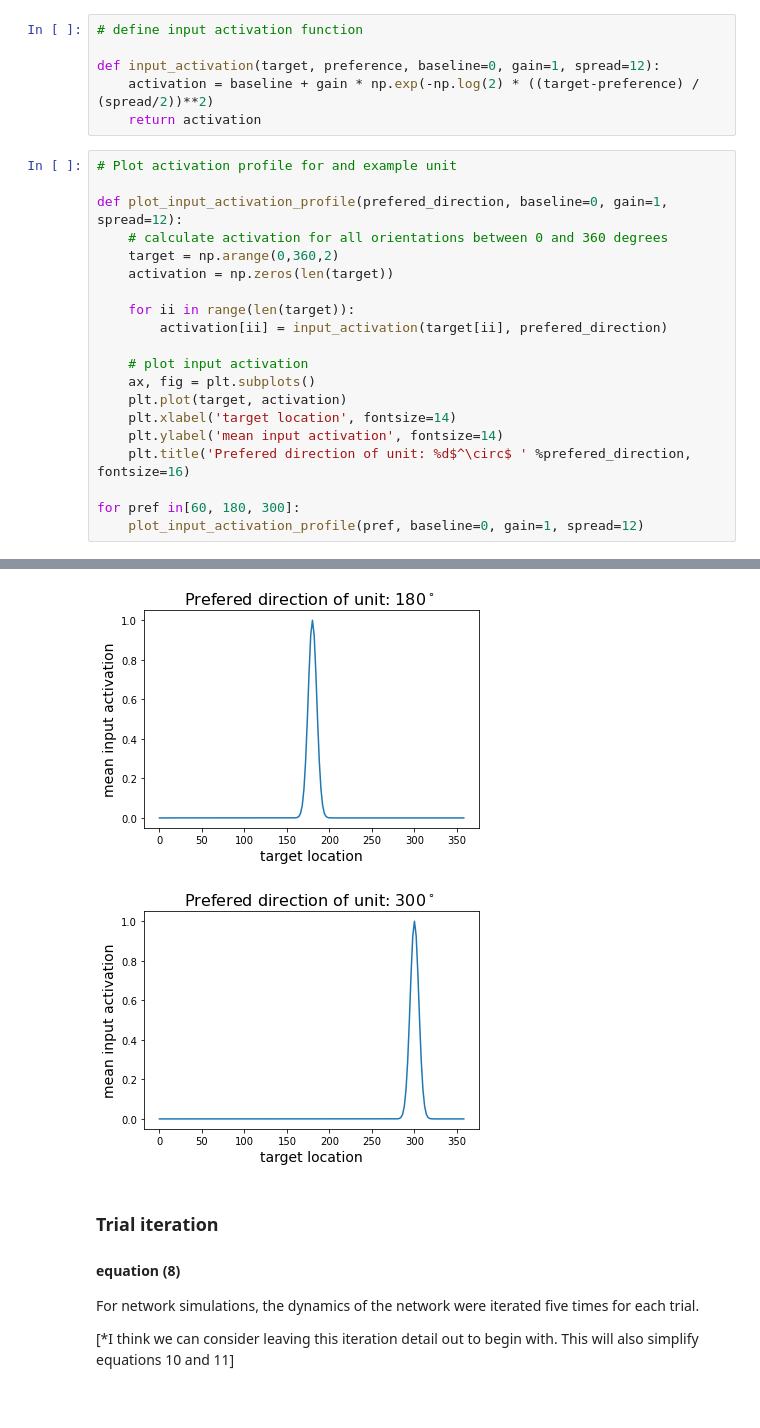
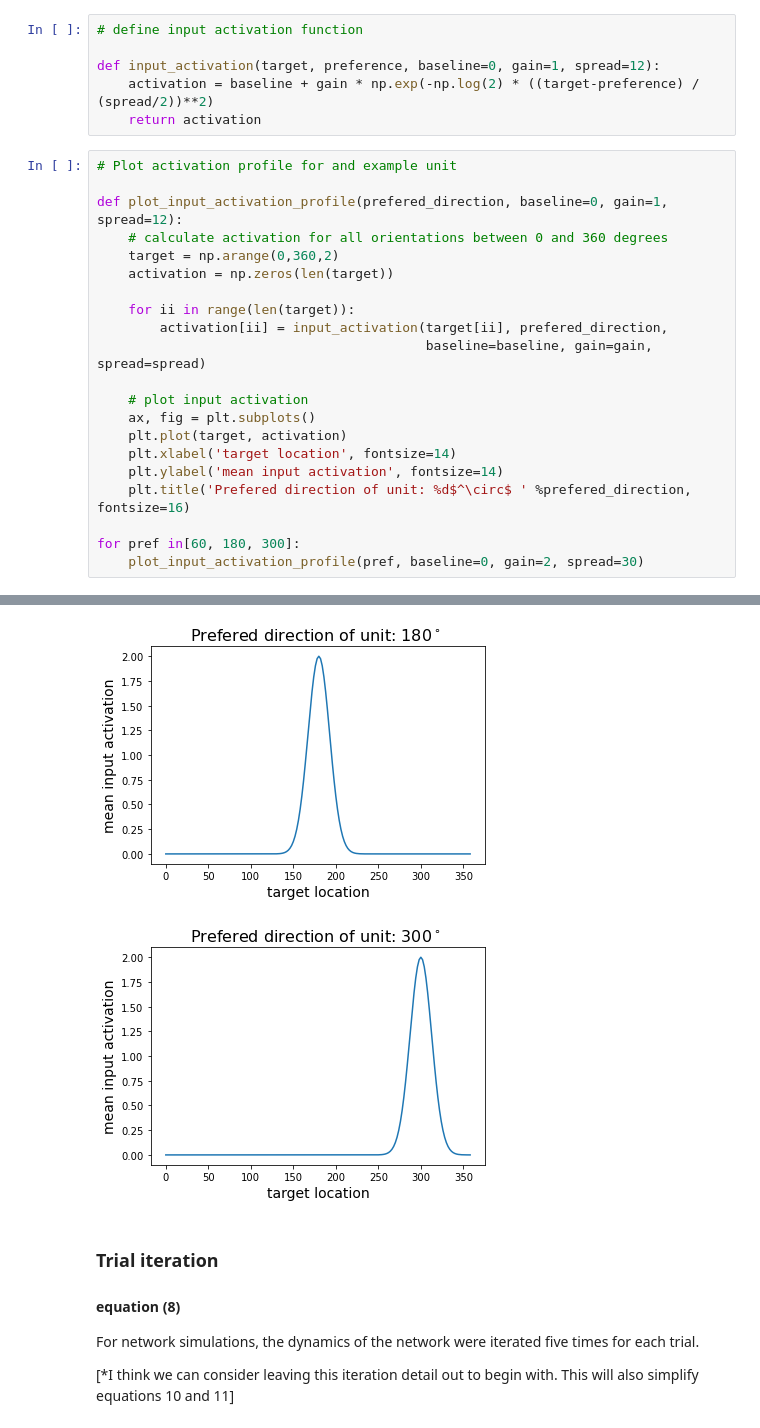
Before and after one commit to mwprestonjr/verstynen_2011_rpl, a Jupyter notebook: notebooks/verstynen_2011.ipynb, the cells around one changed output, grey strips where cells are left out. Saved outputs shown, nothing was run; the diff lists cells and outputs as text.

```diff
--- a/notebooks/verstynen_2011.ipynb
+++ b/notebooks/verstynen_2011.ipynb
@@ -32,7 +32,8 @@ def plot_input_activation_profile(prefered_direction, baseline=0, gain=1, spread
     activation = np.zeros(len(target))
 
     for ii in range(len(target)):
-        activation[ii] = input_activation(target[ii], prefered_direction)
+        activation[ii] = input_activation(target[ii], prefered_direction,
+                                          baseline=baseline, gain=gain, spread=spread)
 
     # plot input activation
     ax, fig = plt.subplots()
@@ -42,5 +43,5 @@ def plot_input_activation_profile(prefered_direction, baseline=0, gain=1, spread
     plt.title('Prefered direction of unit: %d$^\circ$ ' %prefered_direction, fontsize=16)
 
 for pref in[60, 180, 300]:
-    plot_input_activation_profile(pref, baseline=0, gain=1, spread=12)
+    plot_input_activation_profile(pref, baseline=0, gain=2, spread=30)
 # %% [output]
@@ -48,5 +49,5 @@ for pref in[60, 180, 300]:
-[figure, old version]
+[figure, new version]
-[figure, old version]
+[figure, new version]
 # %% [markdown]
 ### Trial iteration
 #### equation (8)
```
Also changed, not shown: parts of 11 cells of this notebook.
